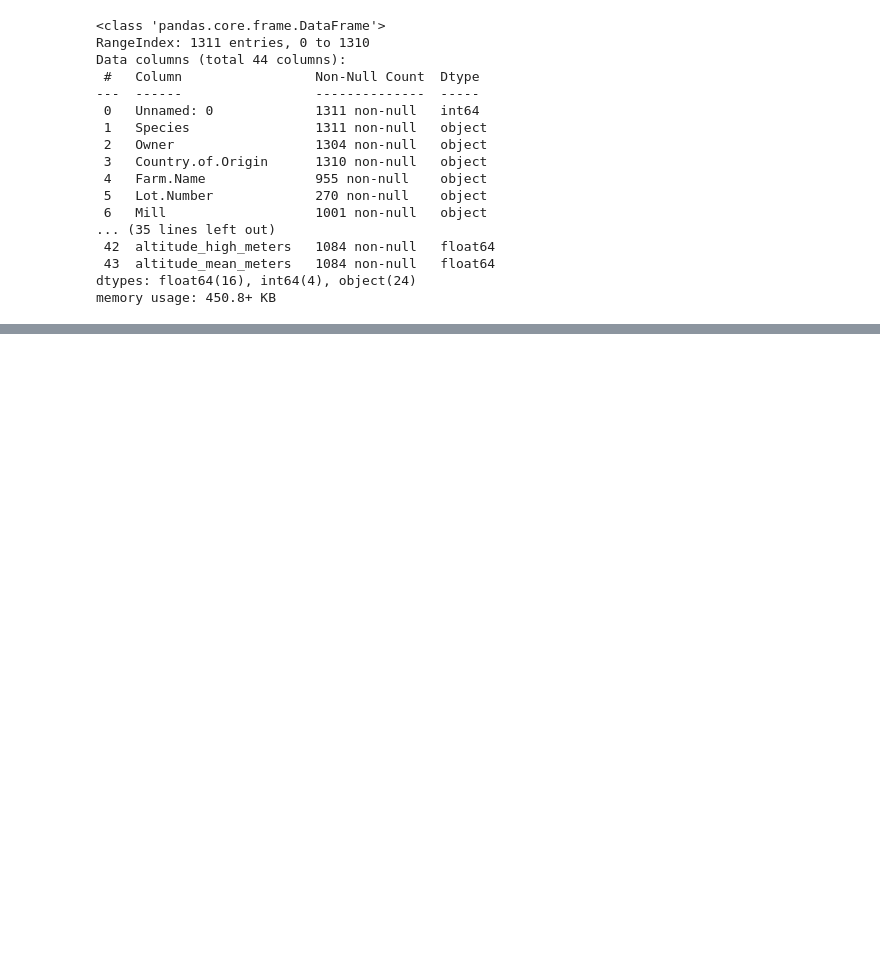
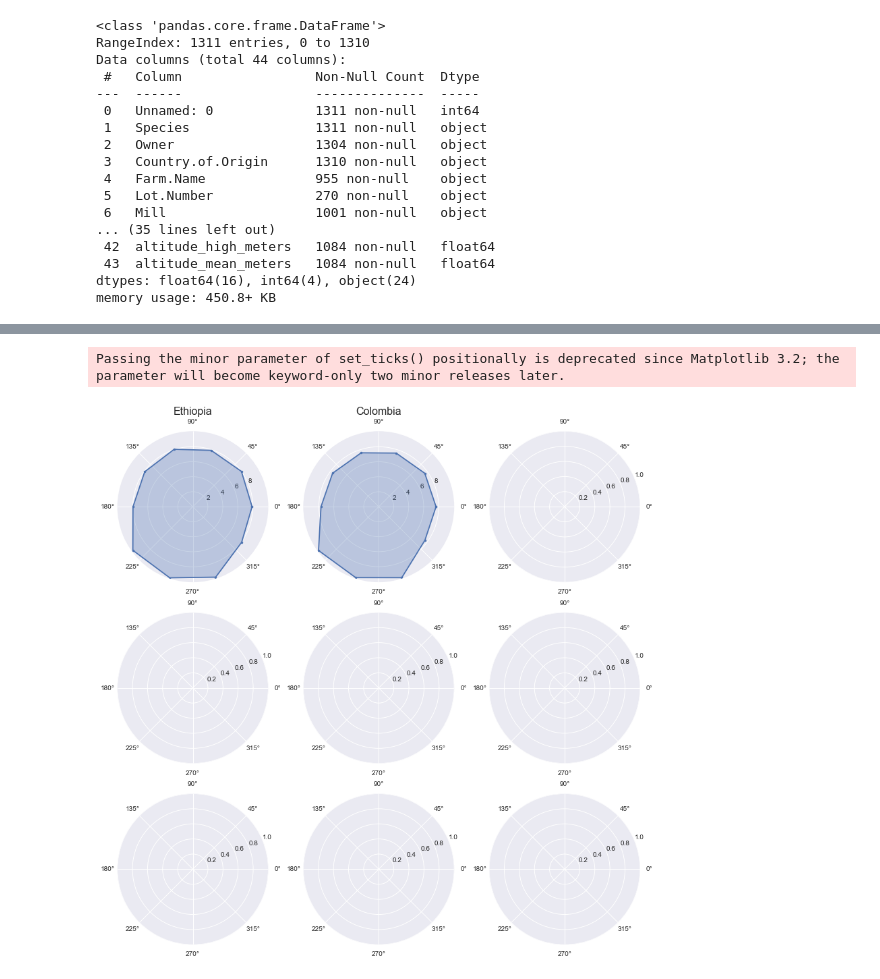
Before and after one commit to thejoshchow/coffee-arabica, a Jupyter notebook: coffee.ipynb, the cells around one changed output, grey strips where cells are left out. Saved outputs shown, nothing was run; the diff lists cells and outputs as text; code cells hidden in the pictures; blank space fills up the shorter version.

```diff
--- a/coffee.ipynb
+++ b/coffee.ipynb
@@ -144,0 +198,37 @@ ax.plot(coffee_by_region);
+# %%
+fig, ax = plt.subplots(3,3,figsize=(14,14),subplot_kw=dict(projection='polar'))
+plt.style.use('seaborn')
+
+# graph constants
+# x axis
+categories = ['Aroma', 'Flavor', 'Aftertaste', 'Acidity', 'Body', 'Balance', 'Uniformity',
+                'Clean.Cup', 'Sweetness', 'Cupper.Points']
+N = len(categories)
+# creating connecting
+angles = [n / float(N) * 2 * pi for n in range(N)]
+angles += angles[:1]
+
+# 'ethiopia plot'
+values = scored[['Aroma', 'Flavor', 'Aftertaste', 'Acidity', 'Body', 'Balance', 'Uniformity',
+                'Clean.Cup', 'Sweetness', 'Cupper.Points']].loc['Ethiopia'].tolist()
+values += values[:1]
+
+ax[0,0].plot(angles, values, marker='.')
+ax[0,0].fill(angles, values, alpha=0.3)
+ax[0,0].set_xticks(angles[:-1], categories)
+ax[0,0].set_yticks([2,4,6,8])
+ax[0,0].set_title('Ethiopia', size=16);
+
+# columbia plot
+values = scored[['Aroma', 'Flavor', 'Aftertaste', 'Acidity', 'Body', 'Balance', 'Uniformity',
+                'Clean.Cup', 'Sweetness', 'Cupper.Points']].loc['Colombia'].tolist()
+values += values[:1]
+
+ax[0,1].plot(angles, values, marker='.')
+ax[0,1].fill(angles, values, alpha=0.3)
+ax[0,1].set_xtick(angles[:-1], categories)
+ax[0,1].set_yticks([2,4,6,8])
+ax[0,1].set_title('Colombia', size=16);
+# %% [output]
+Passing the minor parameter of set_ticks() positionally is deprecated since Matplotlib 3.2; the parameter will become keyword-only two minor releases later.
+[figure, added]
```
Also changed, not shown: parts of 23 cells of this notebook, 2 other files.
